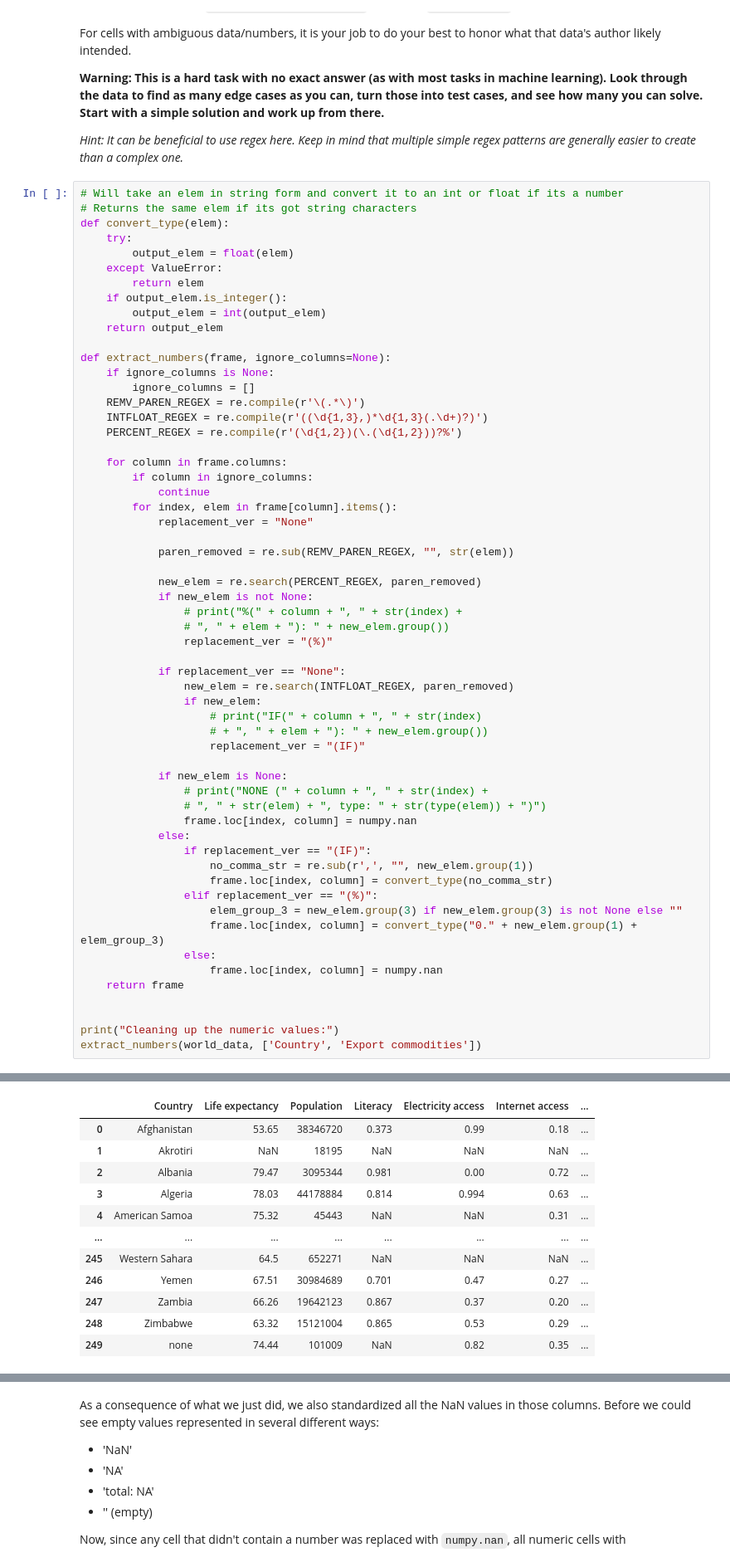
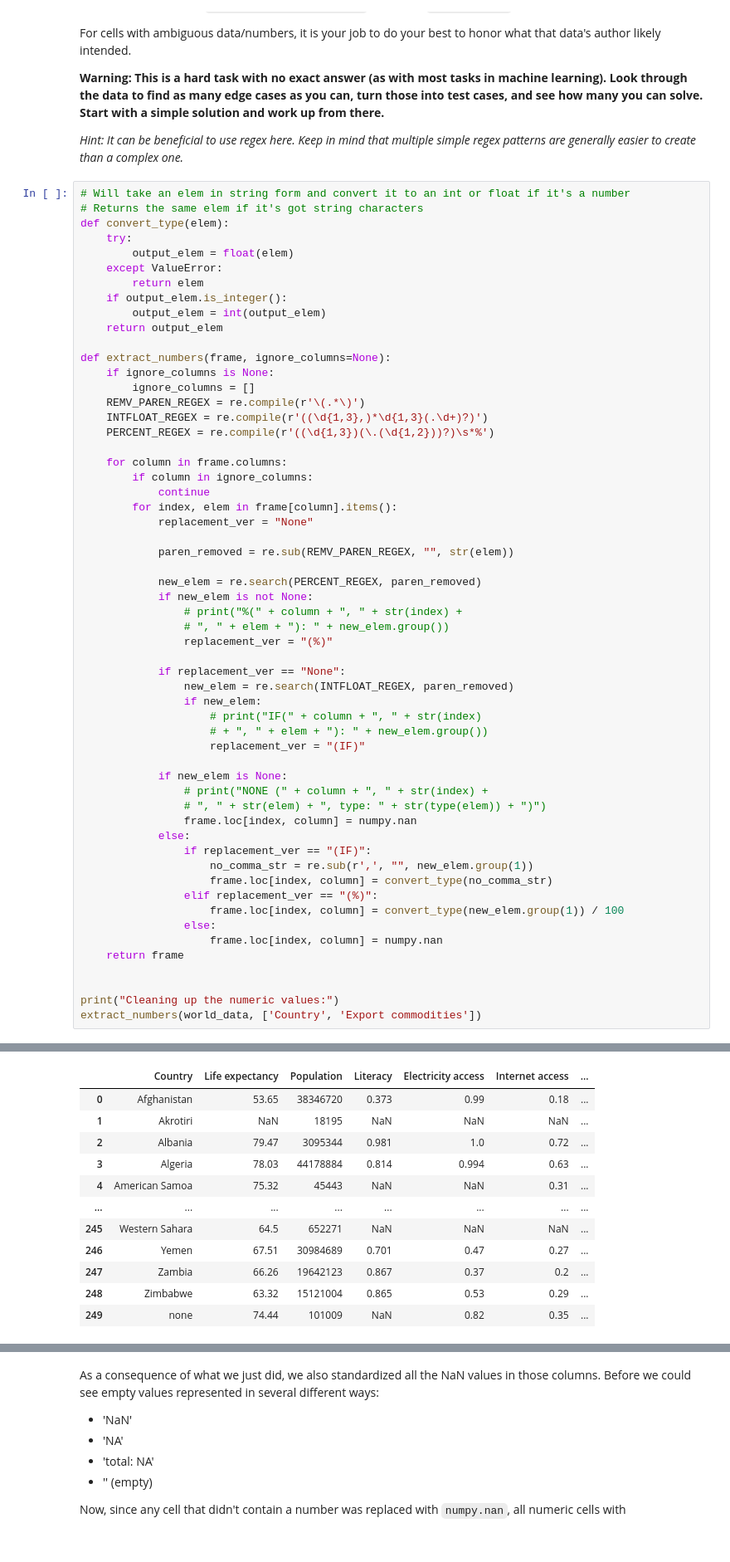
Before and after one commit to acrmine/HO3, a Jupyter notebook: assignment.ipynb, the cells around one changed output, grey strips where cells are left out. Shown: that part at 83% size. Drawn from its saved outputs; the diff is of its cells as text.

Commit message:
Got up to 87, don't have the time and can't be bothered to take it further

```diff
--- a/assignment.ipynb
+++ b/assignment.ipynb
@@ -239,8 +239,8 @@ Start with a simple solution and work up from there.**
 It can be beneficial to use regex here.
 Keep in mind that multiple simple regex patterns are generally easier to create than a complex one.*
 # %%
-# Will take an elem in string form and convert it to an int or float if its a number
-# Returns the same elem if its got string characters
+# Will take an elem in string form and convert it to an int or float if it's a number
+# Returns the same elem if it's got string characters
 def convert_type(elem):
     try:
         output_elem = float(elem)
@@ -255,7 +255,7 @@ def extract_numbers(frame, ignore_columns=None):
         ignore_columns = []
     REMV_PAREN_REGEX = re.compile(r'\(.*\)')
     INTFLOAT_REGEX = re.compile(r'((\d{1,3},)*\d{1,3}(.\d+)?)')
-    PERCENT_REGEX = re.compile(r'(\d{1,2})(\.(\d{1,2}))?%')
+    PERCENT_REGEX = re.compile(r'((\d{1,3})(\.(\d{1,2}))?)\s*%')
 
     for column in frame.columns:
         if column in ignore_columns:
@@ -272,42 +272,41 @@ def extract_numbers(frame, ignore_columns=None):
                 replacement_ver = "(%)"
 
             if replacement_ver == "None":
                 new_elem = re.search(INTFLOAT_REGEX, paren_removed)
                 if new_elem:
                     # print("IF(" + column + ", " + str(index)
                     # + ", " + elem + "): " + new_elem.group())
                     replacement_ver = "(IF)"
 
             if new_elem is None:
                 # print("NONE (" + column + ", " + str(index) +
                 # ", " + str(elem) + ", type: " + str(type(elem)) + ")")
                 frame.loc[index, column] = numpy.nan
             else:
                 if replacement_ver == "(IF)":
                     no_comma_str = re.sub(r',', "", new_elem.group(1))
                     frame.loc[index, column] = convert_type(no_comma_str)
                 elif replacement_ver == "(%)":
-                    elem_group_3 = new_elem.group(3) if new_elem.group(3) is not None else ""
-                    frame.loc[index, column] = convert_type("0." + new_elem.group(1) + elem_group_3)
+                    frame.loc[index, column] = convert_type(new_elem.group(1)) / 100
                 else:
                     frame.loc[index, column] = numpy.nan
     return frame
 
 
 print("Cleaning up the numeric values:")
 extract_numbers(world_data, ['Country', 'Export commodities'])
 # %% [output]
 Cleaning up the numeric values:
 |  | Country | Life expectancy | Population | Literacy | Electricity access | Internet access | ... |
 | 0 | Afghanistan | 53.65 | 38346720 | 0.373 | 0.99 | 0.18 | ... |
 | 1 | Akrotiri | NaN | 18195 | NaN | NaN | NaN | ... |
-| 2 | Albania | 79.47 | 3095344 | 0.981 | 0.00 | 0.72 | ... |
+| 2 | Albania | 79.47 | 3095344 | 0.981 | 1.0 | 0.72 | ... |
 | 3 | Algeria | 78.03 | 44178884 | 0.814 | 0.994 | 0.63 | ... |
 | 4 | American Samoa | 75.32 | 45443 | NaN | NaN | 0.31 | ... |
 | ... | ... | ... | ... | ... | ... | ... | ... |
 | 245 | Western Sahara | 64.5 | 652271 | NaN | NaN | NaN | ... |
 | 246 | Yemen | 67.51 | 30984689 | 0.701 | 0.47 | 0.27 | ... |
-| 247 | Zambia | 66.26 | 19642123 | 0.867 | 0.37 | 0.20 | ... |
+| 247 | Zambia | 66.26 | 19642123 | 0.867 | 0.37 | 0.2 | ... |
 | 248 | Zimbabwe | 63.32 | 15121004 | 0.865 | 0.53 | 0.29 | ... |
 | 249 | none | 74.44 | 101009 | NaN | 0.82 | 0.35 | ... |
 250 rows × 15 columns
```
Also changed, not shown: parts of 9 cells of this notebook.
